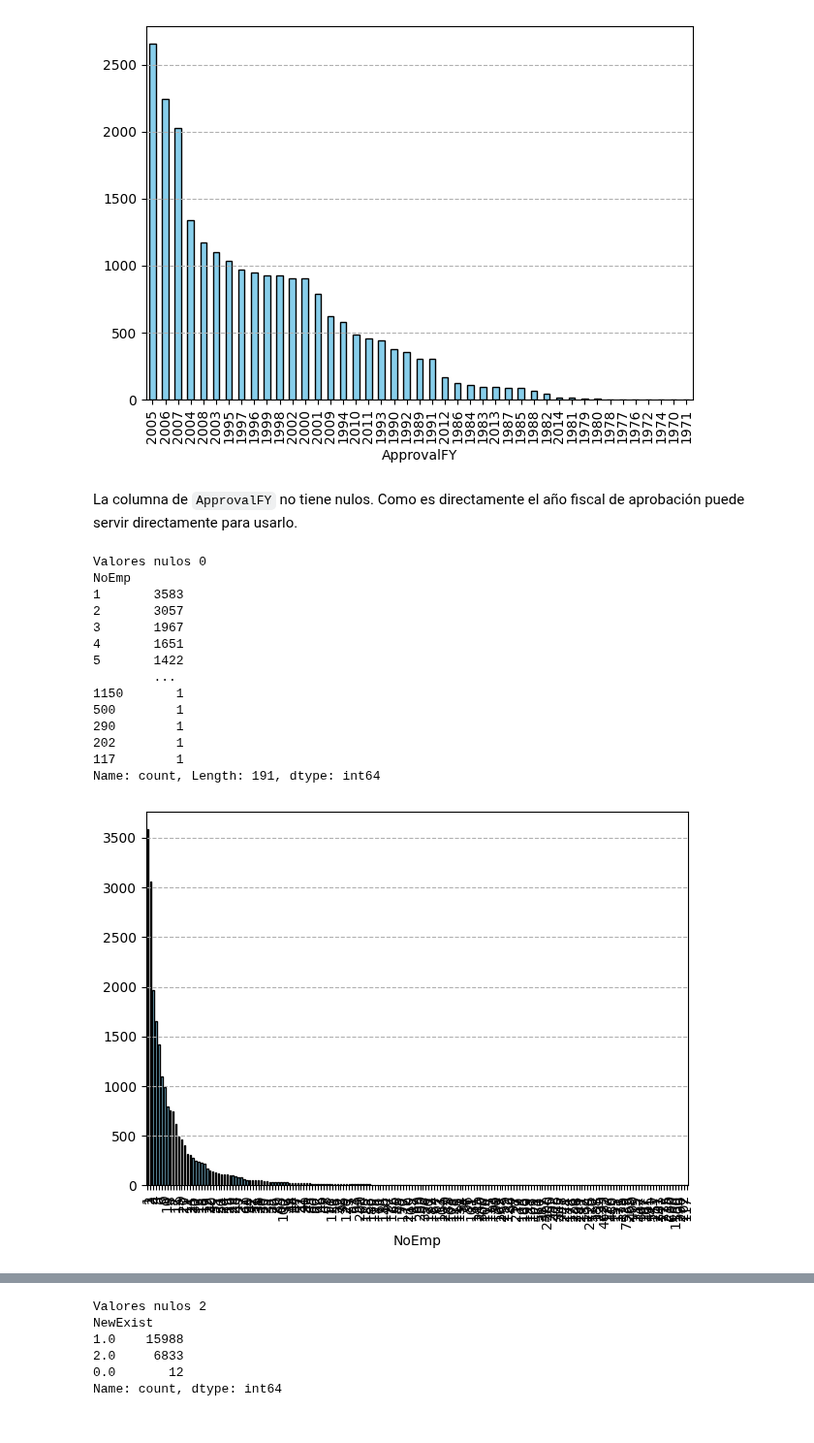
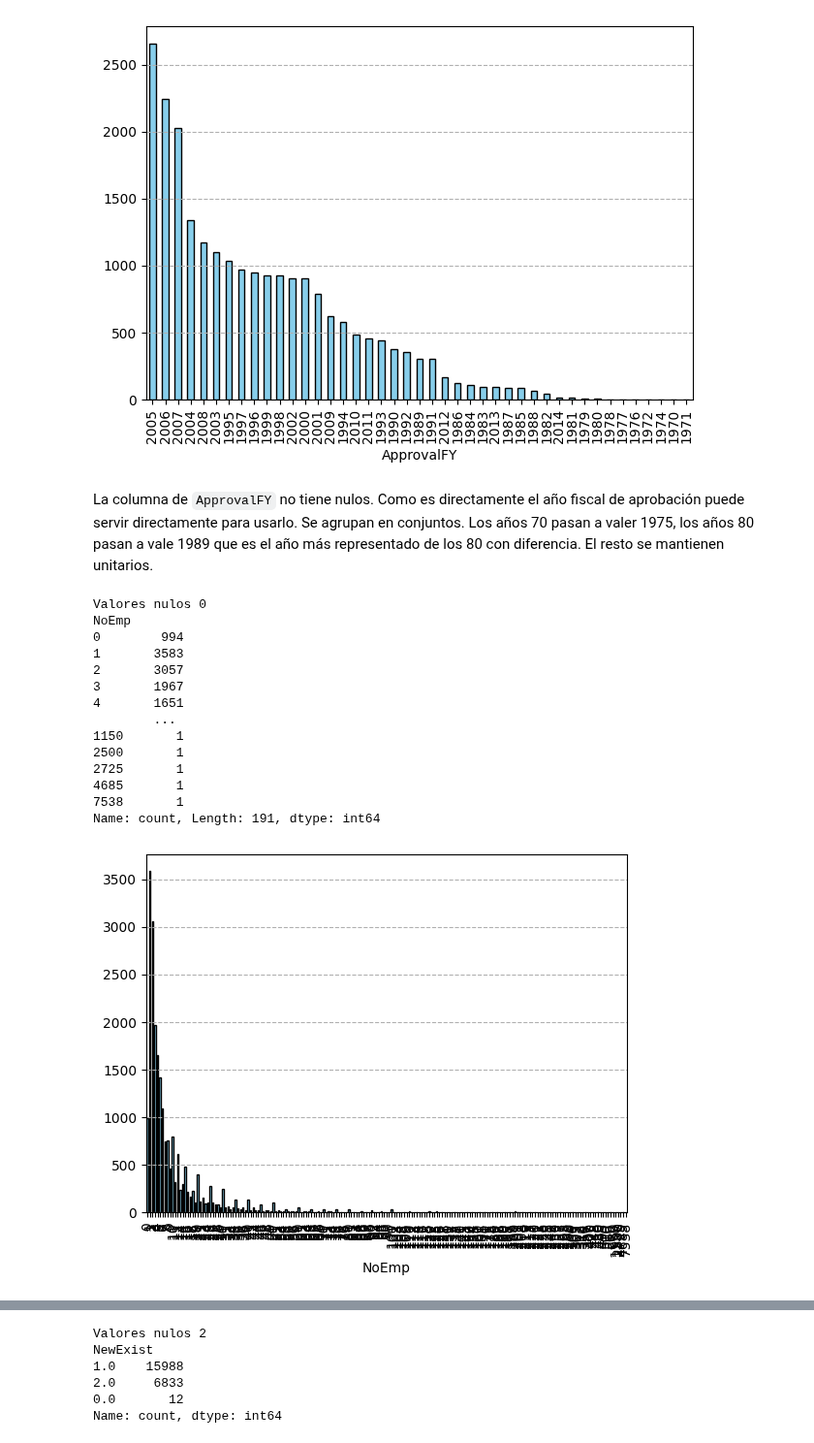
Before and after one commit to ananags/LBBYs, a Jupyter notebook: notebooks/1_analisis/1_analisis.ipynb, the cells around one changed output, grey strips where cells are left out. Shown at 97% size. Saved outputs shown, nothing was run; the diff lists cells and outputs as text; code cells hidden in the pictures.

```diff
--- a/notebooks/1_analisis/1_analisis.ipynb
+++ b/notebooks/1_analisis/1_analisis.ipynb
@@ -226,32 +226,34 @@ ApprovalFY
 Name: count, dtype: int64
 [figure]
 # %% [markdown]
-La columna de `ApprovalFY` no tiene nulos. Como es directamente el año fiscal de aprobación puede servir directamente para usarlo.
+La columna de `ApprovalFY` no tiene nulos. Como es directamente el año fiscal de aprobación puede servir directamente para usarlo. Se agrupan en conjuntos. Los años 70 pasan a valer 1975, los años 80 pasan a vale 1989 que es el año más representado de los 80 con diferencia. El resto se mantienen unitarios.
 # %%
 # Análisis columna
 column="NoEmp"
 print(f"Valores nulos {processed_train_df[column].isnull().sum()}")
-print(processed_train_df[column].value_counts())
+print(processed_train_df[column].value_counts().sort_index())
 
 # Histograma de la columna
-processed_train_df[column].value_counts().plot(kind='bar', color='skyblue', edgecolor='black')
+processed_train_df[column].value_counts().sort_index().plot(kind='bar', color='skyblue', edgecolor='black')
 plt.grid(axis='y', linestyle='--')
-plt.tight_layout()
+#plt.tight_layout()
 plt.show()
+
+#print(sorted(processed_train_df[column].unique().tolist()))
 # %% [output]
 Valores nulos 0
 NoEmp
+0        994
 1       3583
 2       3057
 3       1967
 4       1651
-5       1422
         ...
 1150       1
-500        1
-290        1
-202        1
-117        1
+2500       1
+2725       1
+4685       1
+7538       1
 Name: count, Length: 191, dtype: int64
-[figure, old version]
+[figure, new version]
 # %% [markdown]
```
Also changed, not shown: parts of 13 cells of this notebook, 2 other files.
